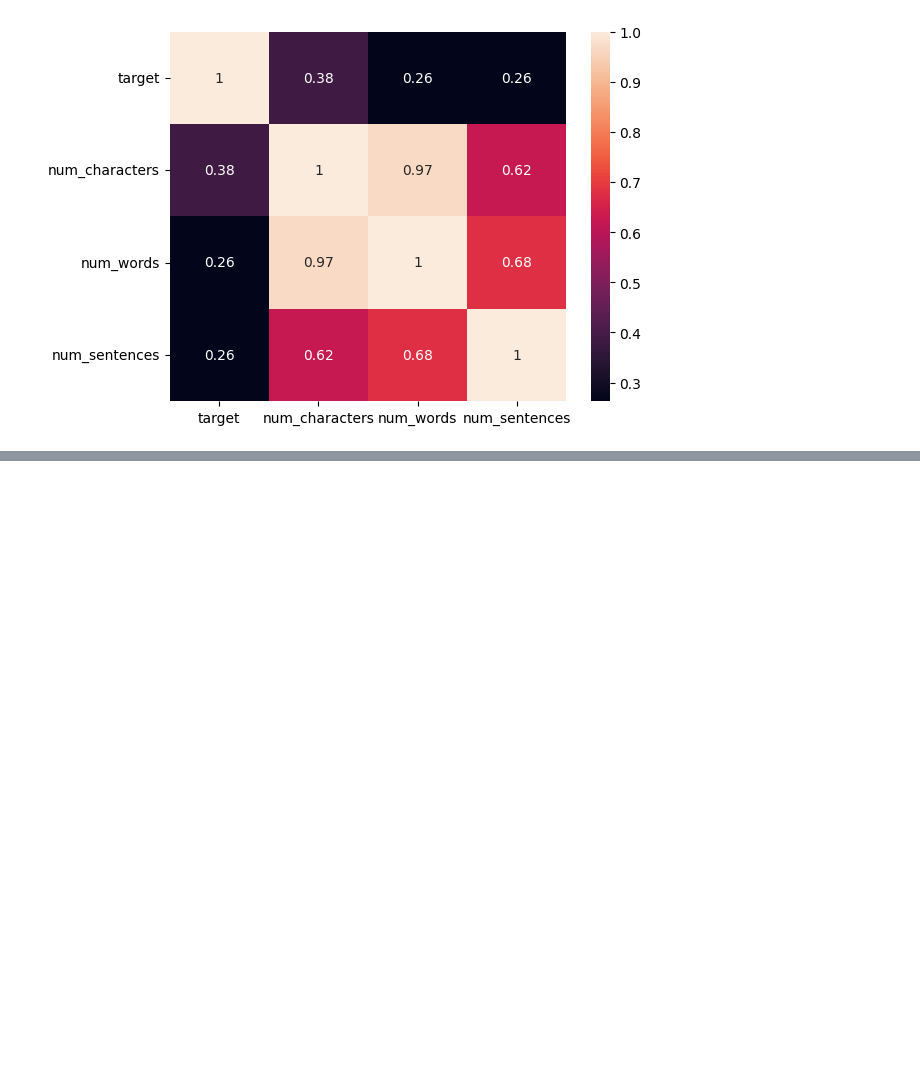
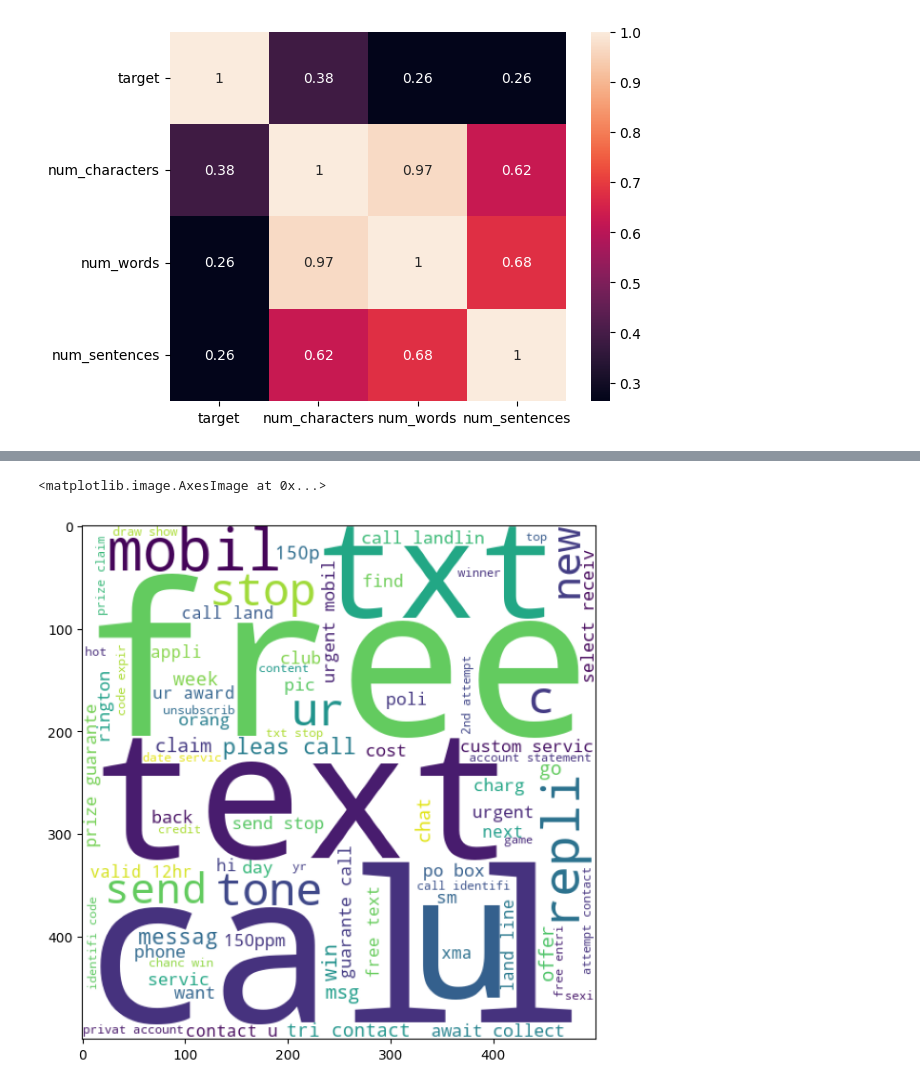
Before and after one commit to itzuditsharma/Sentiment-Analysis-Alexa, a Jupyter notebook: Email_Spam_Classification/process.ipynb, the cells around one changed output, grey strips where cells are left out. Saved outputs shown, nothing was run; the diff lists cells and outputs as text; code cells hidden in the pictures; blank space fills up the shorter version.

Commit message:
Added code for spam and not spam corpus

```diff
--- a/Email_Spam_Classification/process.ipynb
+++ b/Email_Spam_Classification/process.ipynb
@@ -265,0 +256,28 @@ sns.heatmap(df.corr(numeric_only=True), annot=True)
+# %%
+def transform_text(text):
+    # Lowercase
+    text = text.lower()
+
+    # Tokenise
+    text = nltk.word_tokenize(text)
+
+    # Remove special characters
+    y = []
+    for i in text:
+        if i.isalnum():
+            y.append(i)
+
+    text = y[:]
+    y.clear()
+
+    for i in text:
+        if i not in STOPWORDS and i not in string.punctuation:
+            y.append(i)
+
+    text = y[:]
+    y.clear()
+
+    for i in text:
+        y.append(ps.stem(i))
+
+    return " ".join(y)
@@ -265,0 +312,2 @@ sns.heatmap(df.corr(numeric_only=True), annot=True)
+# %%
+df['transformed_text'] = df['text'].apply(transform_text)
@@ -265,0 +323,11 @@ sns.heatmap(df.corr(numeric_only=True), annot=True)
+# %%
+from wordcloud import WordCloud
+wc = WordCloud(background_color="white", min_font_size=10, width=500, height=500)
+# %%
+spam_cloud = wc.generate(df[df['target'] == 1]['transformed_text'].str.cat(sep = " "))
+# %%
+plt.figure(figsize=(7,7))
+plt.imshow(spam_cloud)
+# %% [output]
+<matplotlib.image.AxesImage at 0x...>
+[figure, added]
```
Also changed, not shown: parts of 27 cells of this notebook.
